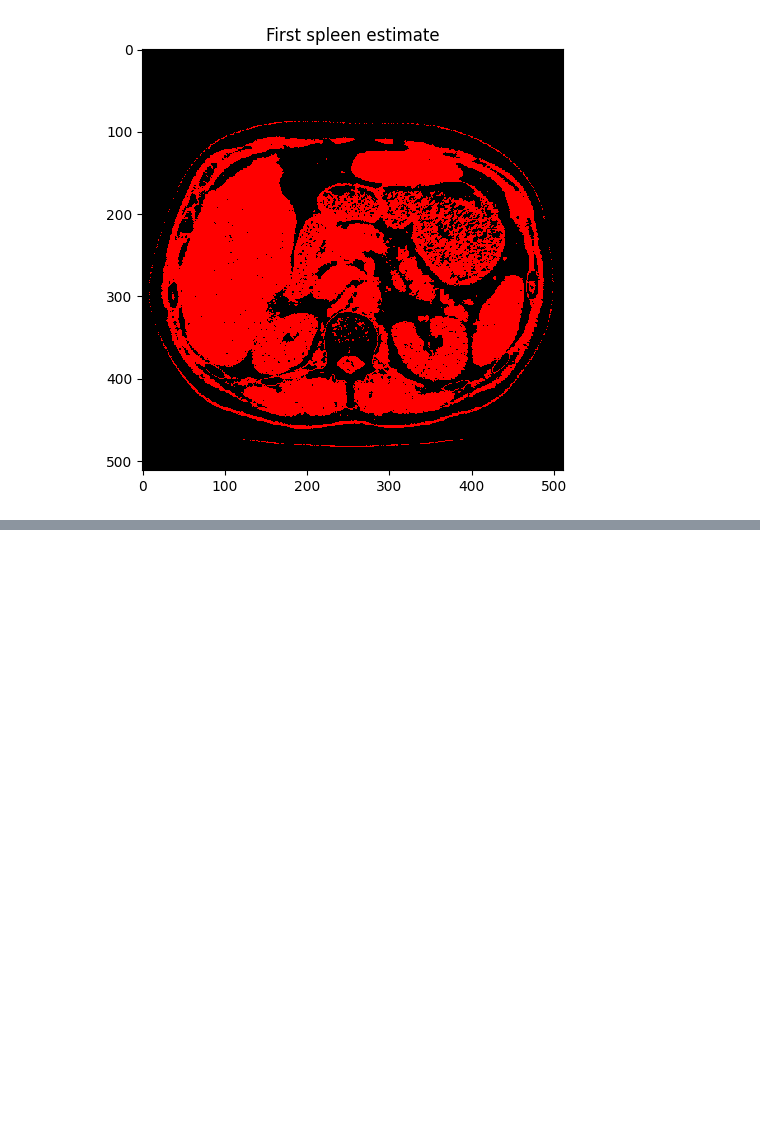
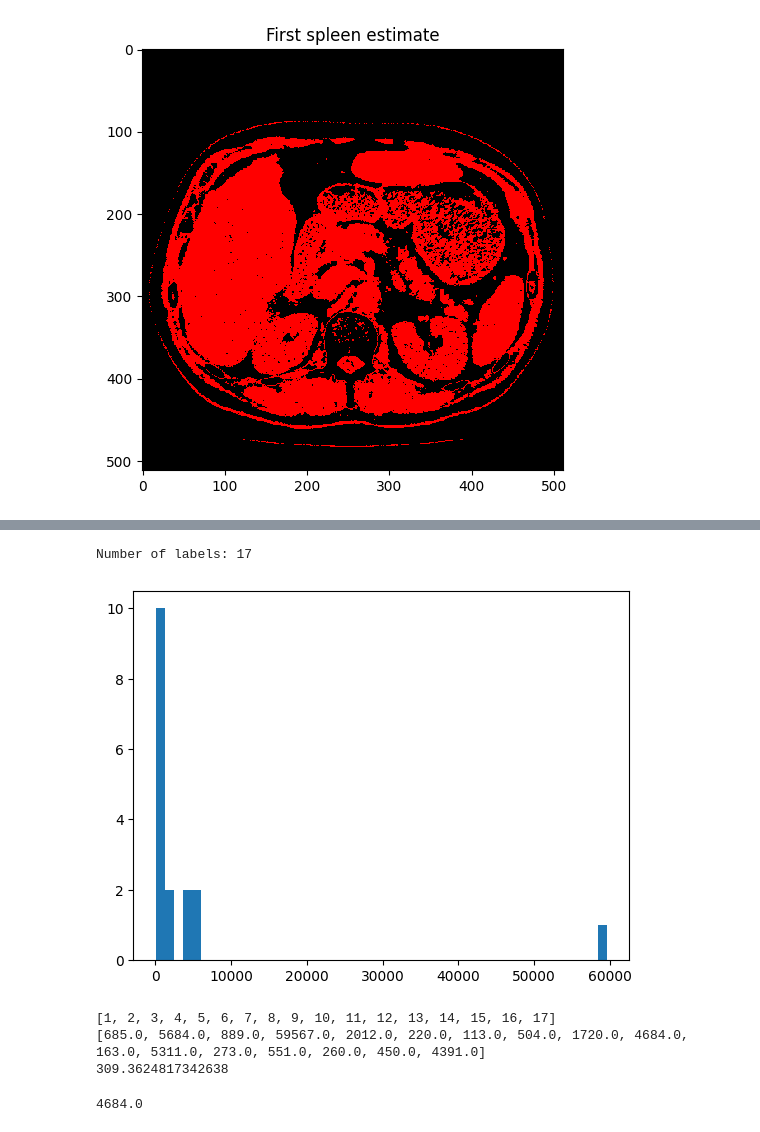
Before and after one commit to MikkelDitlevOlsen1/image_notes, a Jupyter notebook: notar/ex_6.ipynb, the cells around one changed output, grey strips where cells are left out. Drawn from its saved outputs; the diff is of its cells as text; code cells hidden in the pictures; blank space fills up the shorter version.

```diff
--- a/notar/ex_6.ipynb
+++ b/notar/ex_6.ipynb
@@ -188,0 +207,21 @@ io.imshow(opened)
+# %%
+feacheres=a.blobanalyse(opened)
+# %% [output]
+Number of labels: 17
+[figure, added]
+# %%
+probs=measure.regionprops(feacheres)
+labels=[prob.label for prob in probs]
+print(labels)
+areas=  [prob.area for prob in probs]
+print(areas)
+paremeter=  [prob.perimeter for prob in probs]
+print(paremeter[9])
+# %% [output]
+[1, 2, 3, 4, 5, 6, 7, 8, 9, 10, 11, 12, 13, 14, 15, 16, 17]
+[685.0, 5684.0, 889.0, 59567.0, 2012.0, 220.0, 113.0, 504.0, 1720.0, 4684.0, 163.0, 5311.0, 273.0, 551.0, 260.0, 450.0, 4391.0]
+309.3624817342638
+# %%
+areas[9]
+# %% [output]
+4684.0
```
Also changed, not shown: parts of 7 cells of this notebook, 3 other files.
